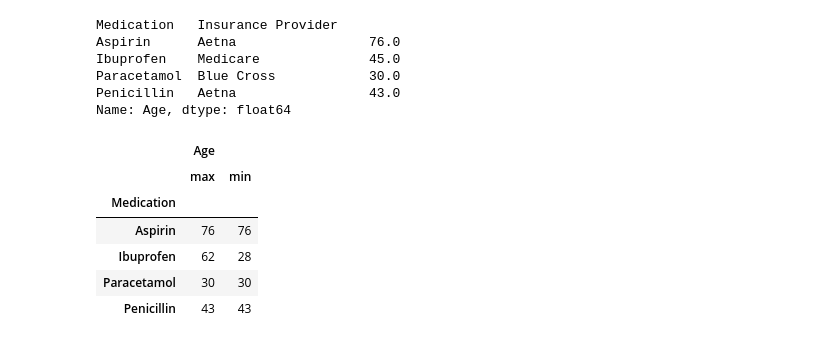
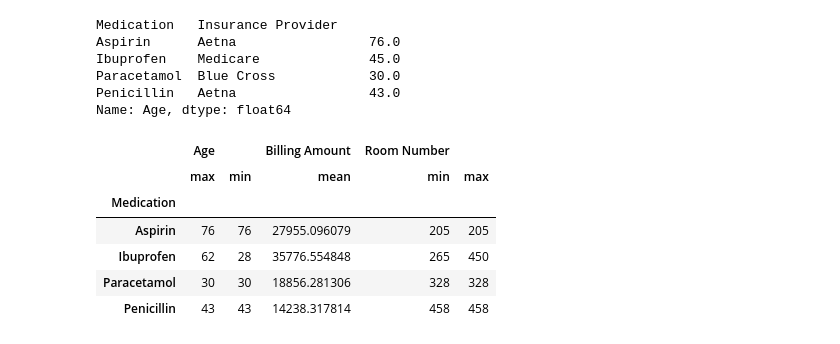
Before and after one commit to NK1234524/Pandas-Learn, a Jupyter notebook: Pandas.ipynb, the cells around one changed output. Cells and saved outputs as stored; diff of their text form; code cells hidden in the pictures.

```diff
--- a/Pandas.ipynb
+++ b/Pandas.ipynb
@@ -391,15 +391,18 @@ Paracetamol  Blue Cross            30.0
 Penicillin   Aetna                 43.0
 Name: Age, dtype: float64
 # %%
+# Data Frame Aggregation
 df = Data_Frame.head().groupby("Medication").agg({
-    "Age":["max","min"]
+    "Age":["max","min"],
+    "Billing Amount":["mean"],
+    "Room Number":["min","max"]
 })
 df
 # %% [output]
-|  | Age |  |
-|  | max | min |
-| Medication |  |  |
-| Aspirin | 76 | 76 |
-| Ibuprofen | 62 | 28 |
-| Paracetamol | 30 | 30 |
-| Penicillin | 43 | 43 |
+|  | Age |  | Billing Amount | Room Number |  |
+|  | max | min | mean | min | max |
+| Medication |  |  |  |  |  |
+| Aspirin | 76 | 76 | 27955.096079 | 205 | 205 |
+| Ibuprofen | 62 | 28 | 35776.554848 | 265 | 450 |
+| Paracetamol | 30 | 30 | 18856.281306 | 328 | 328 |
+| Penicillin | 43 | 43 | 14238.317814 | 458 | 458 |
```
Also changed, not shown: parts of 2 cells of this notebook.
